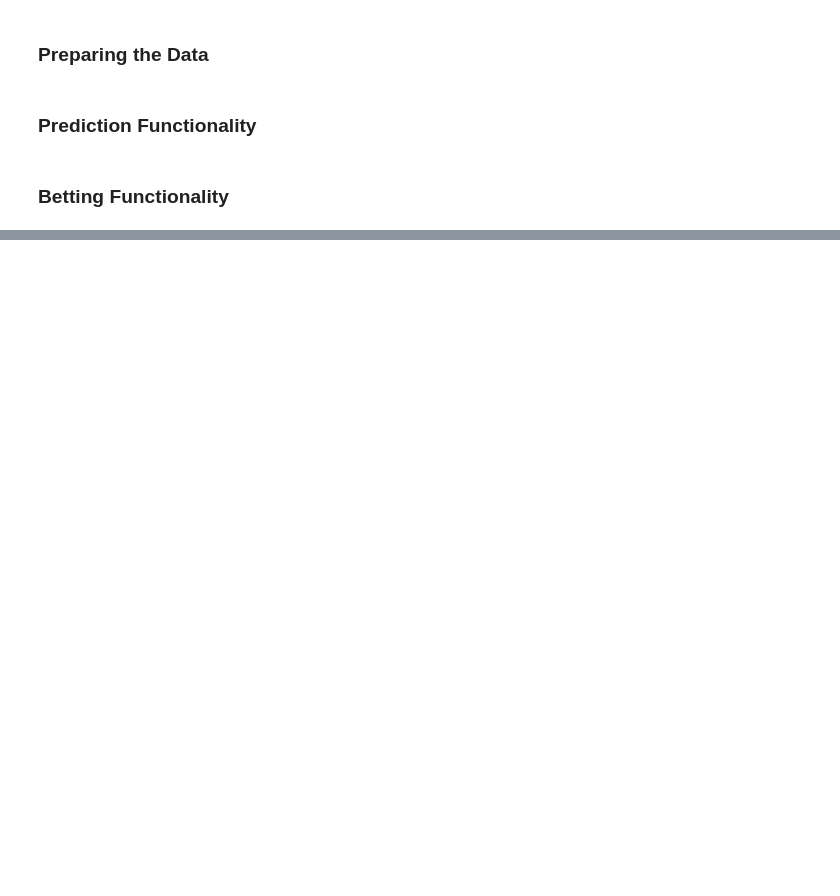
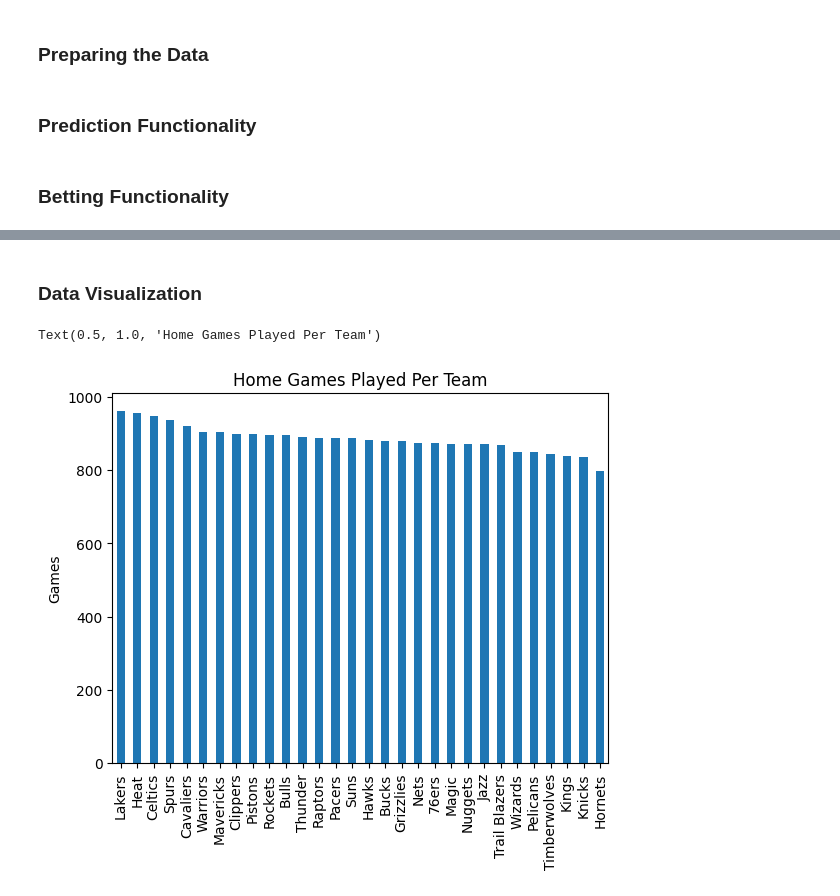
Before and after one commit to bferguson4/DATA, a Jupyter notebook: parlay_gpt.ipynb, the cells around one changed output, grey strips where cells are left out. Saved outputs shown, nothing was run; the diff lists cells and outputs as text; code cells hidden in the pictures; blank space fills up the shorter version.

```diff
--- a/parlay_gpt.ipynb
+++ b/parlay_gpt.ipynb
@@ -199,3 +205,24 @@ Running on local URL:  http://127.0.0.1:7869
 
 To create a public link, set `share=True` in `launch()`.
 [interactive output not drawn]
+# %% [markdown]
+### Data Visualization
+# %%
+def team_id_to_name(id):
+    team = teams_df[teams_df['TEAM_ID'] == id]
+    return team['NICKNAME'].values[0]
+
+home_team_counts = games_df['HOME_TEAM_ID'].value_counts()
+
+home_team_names = []
+for team_id in home_team_counts.index:
+    team_name = team_id_to_name(team_id)
+    home_team_names.append(team_name)
+
+home_team_counts = home_team_counts.set_axis(home_team_names)
+home_team_counts.plot(kind='bar')
+plt.ylabel('Games')
+plt.title('Home Games Played Per Team')
+# %% [output]
+Text(0.5, 1.0, 'Home Games Played Per Team')
+[figure, added]
```
Also changed, not shown: parts of 24 cells of this notebook, 1 other file.
